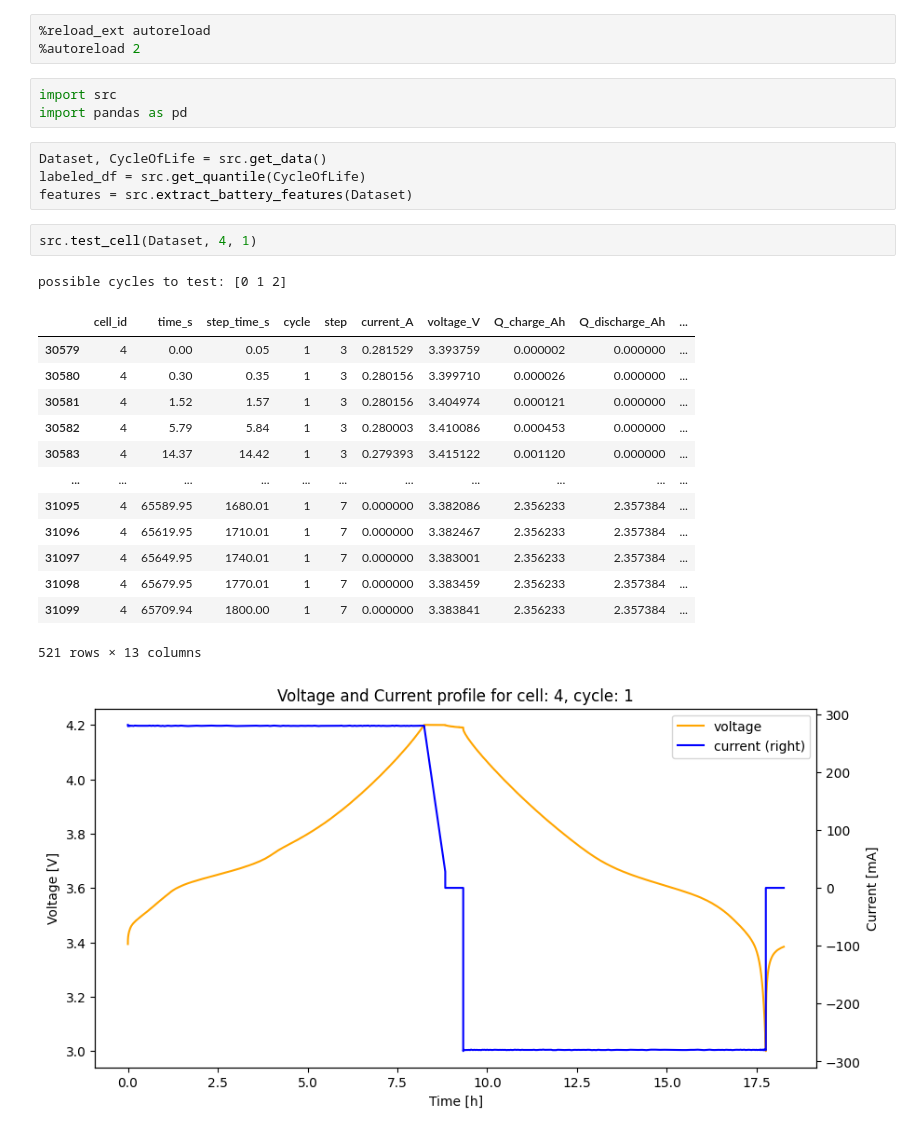
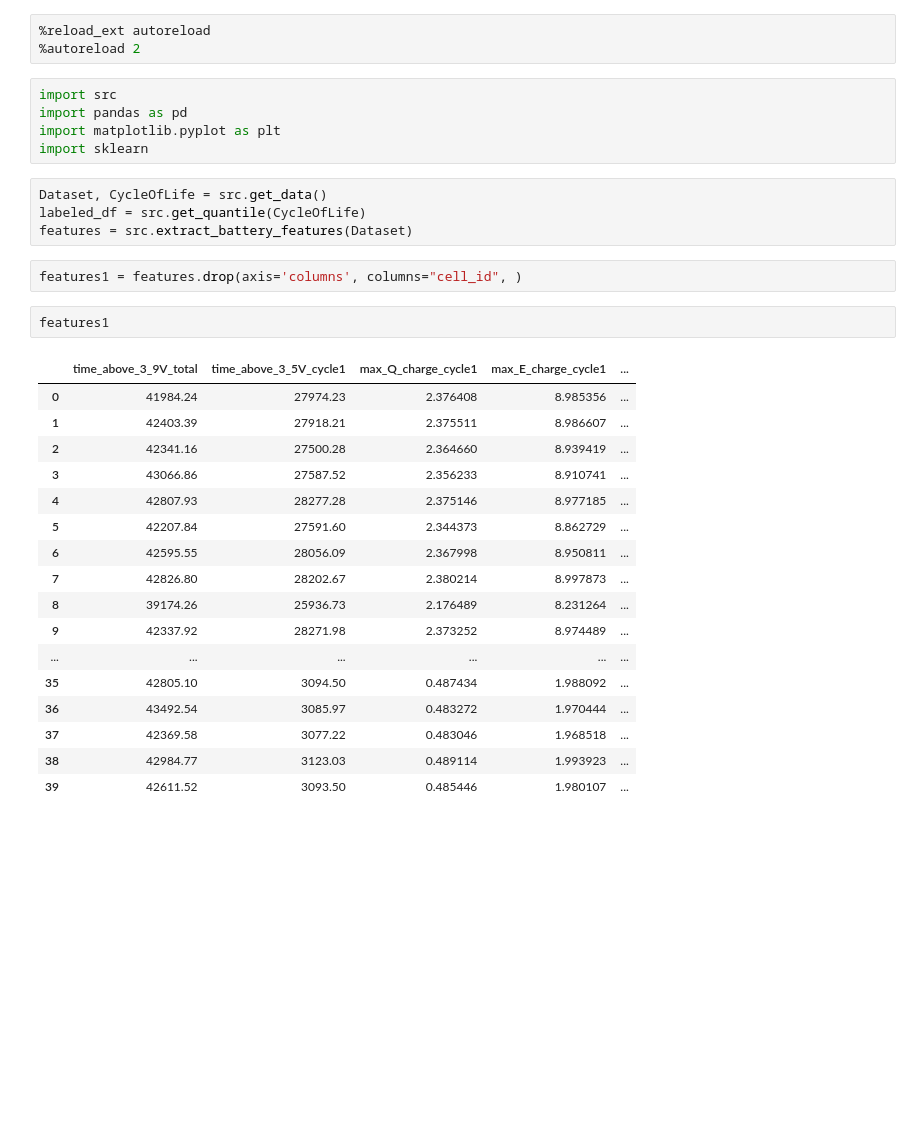
Before and after one commit to MathLR7/AI_ETEC_projects, a Jupyter notebook: test.ipynb, the cells around one changed output. Saved outputs shown, nothing was run; the diff lists cells and outputs as text; blank space fills up the shorter version.

```diff
--- a/test.ipynb
+++ b/test.ipynb
@@ -4,25 +4,31 @@
 # %%
 import src
 import pandas as pd
+import matplotlib.pyplot as plt
+import sklearn
 # %%
 Dataset, CycleOfLife = src.get_data()
 labeled_df = src.get_quantile(CycleOfLife)
 features = src.extract_battery_features(Dataset)
-# %%
-src.test_cell(Dataset, 4, 1)
-# %% [output]
-possible cycles to test: [0 1 2]
-|  | cell_id | time_s | step_time_s | cycle | step | current_A | voltage_V | Q_charge_Ah | Q_discharge_Ah | ... |
-| 30579 | 4 | 0.00 | 0.05 | 1 | 3 | 0.281529 | 3.393759 | 0.000002 | 0.000000 | ... |
-| 30580 | 4 | 0.30 | 0.35 | 1 | 3 | 0.280156 | 3.399710 | 0.000026 | 0.000000 | ... |
-| 30581 | 4 | 1.52 | 1.57 | 1 | 3 | 0.280156 | 3.404974 | 0.000121 | 0.000000 | ... |
-| 30582 | 4 | 5.79 | 5.84 | 1 | 3 | 0.280003 | 3.410086 | 0.000453 | 0.000000 | ... |
-| 30583 | 4 | 14.37 | 14.42 | 1 | 3 | 0.279393 | 3.415122 | 0.001120 | 0.000000 | ... |
-| ... | ... | ... | ... | ... | ... | ... | ... | ... | ... | ... |
-| 31095 | 4 | 65589.95 | 1680.01 | 1 | 7 | 0.000000 | 3.382086 | 2.356233 | 2.357384 | ... |
-| 31096 | 4 | 65619.95 | 1710.01 | 1 | 7 | 0.000000 | 3.382467 | 2.356233 | 2.357384 | ... |
-| 31097 | 4 | 65649.95 | 1740.01 | 1 | 7 | 0.000000 | 3.383001 | 2.356233 | 2.357384 | ... |
-| 31098 | 4 | 65679.95 | 1770.01 | 1 | 7 | 0.000000 | 3.383459 | 2.356233 | 2.357384 | ... |
-| 31099 | 4 | 65709.94 | 1800.00 | 1 | 7 | 0.000000 | 3.383841 | 2.356233 | 2.357384 | ... |
-521 rows × 13 columns
-[figure, removed]
+# %%
+features1 = features.drop(axis='columns', columns="cell_id", )
+# %%
+features1
+# %% [output]
+|  | time_above_3_9V_total | time_above_3_5V_cycle1 | max_Q_charge_cycle1 | max_E_charge_cycle1 | ... |
+| 0 | 41984.24 | 27974.23 | 2.376408 | 8.985356 | ... |
+| 1 | 42403.39 | 27918.21 | 2.375511 | 8.986607 | ... |
+| 2 | 42341.16 | 27500.28 | 2.364660 | 8.939419 | ... |
+| 3 | 43066.86 | 27587.52 | 2.356233 | 8.910741 | ... |
+| 4 | 42807.93 | 28277.28 | 2.375146 | 8.977185 | ... |
+| 5 | 42207.84 | 27591.60 | 2.344373 | 8.862729 | ... |
+| 6 | 42595.55 | 28056.09 | 2.367998 | 8.950811 | ... |
+| 7 | 42826.80 | 28202.67 | 2.380214 | 8.997873 | ... |
+| 8 | 39174.26 | 25936.73 | 2.176489 | 8.231264 | ... |
+| 9 | 42337.92 | 28271.98 | 2.373252 | 8.974489 | ... |
+| ... | ... | ... | ... | ... | ... |
+| 35 | 42805.10 | 3094.50 | 0.487434 | 1.988092 | ... |
+| 36 | 43492.54 | 3085.97 | 0.483272 | 1.970444 | ... |
+| 37 | 42369.58 | 3077.22 | 0.483046 | 1.968518 | ... |
+| 38 | 42984.77 | 3123.03 | 0.489114 | 1.993923 | ... |
+| 39 | 42611.52 | 3093.50 | 0.485446 | 1.980107 | ... |
```
Also changed, not shown: 1 other file.
